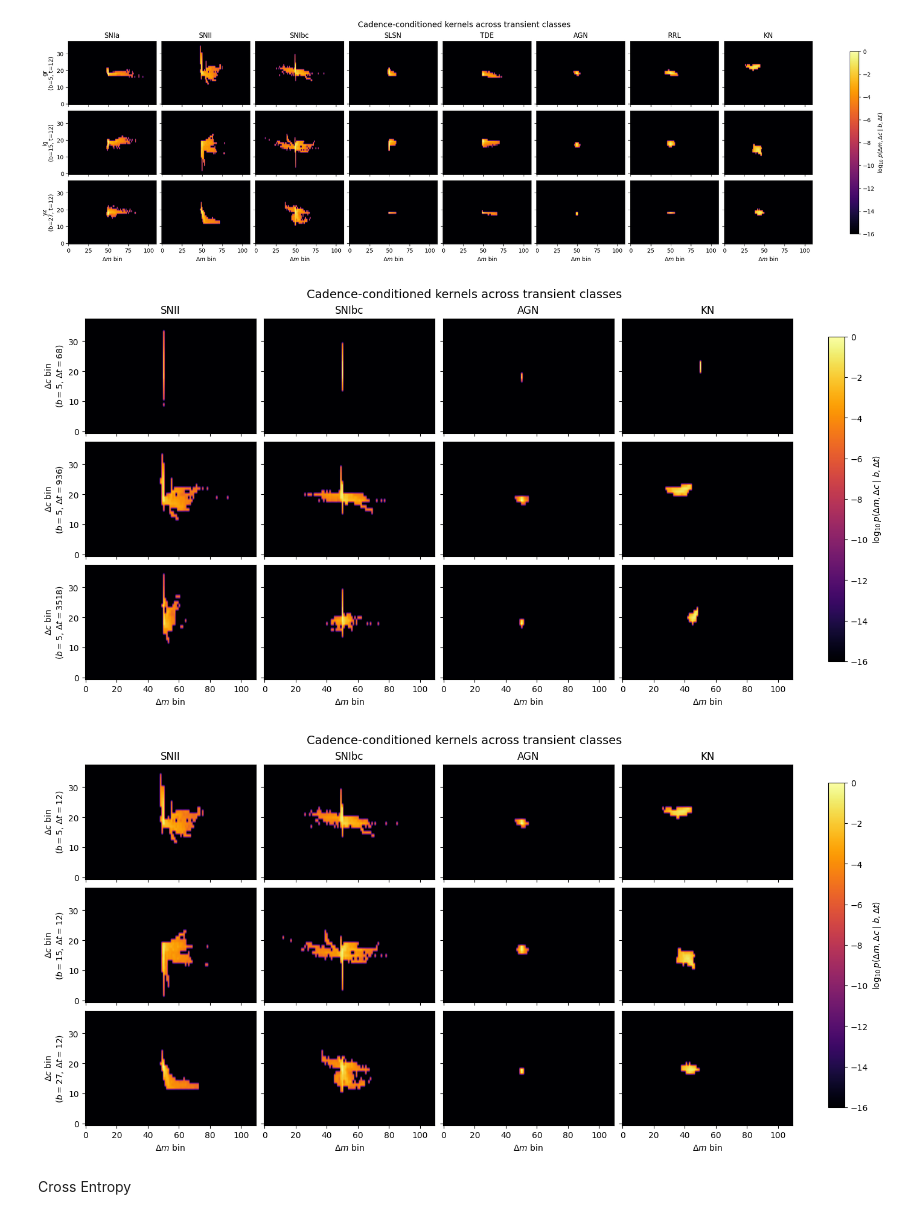
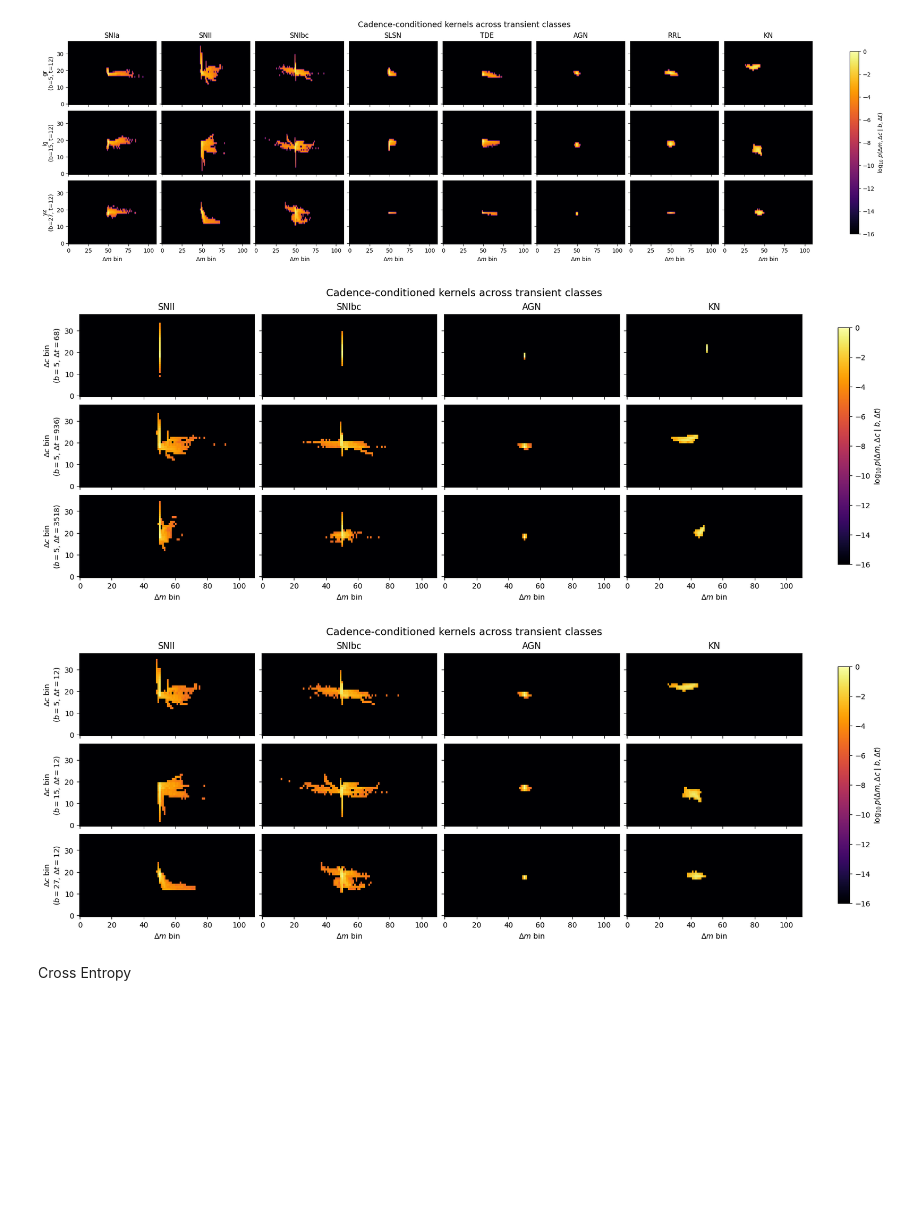
Before and after one commit to Rachel-0420/Cross-Entropy-Fast-Transient, a Jupyter notebook: extended_transients.ipynb, the cells around one changed output. Cells and saved outputs as stored; diff of their text form; code cells hidden in the pictures; blank space fills up the shorter version.

Commit message:
adjusted figure size

```diff
--- a/extended_transients.ipynb
+++ b/extended_transients.ipynb
@@ -309,7 +309,7 @@ pair_time_final = [
 fig, axes = plt.subplots(
     nrows=len(pair_time_final),
     ncols=len(plot_classes),
-    figsize=(14, 7),
+    figsize=(16, 6),
     sharex=True,
     sharey=True,
     constrained_layout=True,
@@ -382,7 +382,7 @@ pair_band_final = [
 fig, axes = plt.subplots(
     nrows=len(pair_band_final),
     ncols=len(plot_classes),
-    figsize=(14, 7),
+    figsize=(16, 6),
     sharex=True,
     sharey=True,
     constrained_layout=True,
@@ -417,35 +417,35 @@ for row, (b, t) in enumerate(pair_band_final):
                 rf"$(b={b},\,\Delta t={t})$"
             )
 
         if row == len(pair_band_final) - 1:
             ax.set_xlabel(r"$\Delta m$ bin")
 
 cbar = fig.colorbar(
     im,
     ax=axes,
     location="right",
     shrink=0.9,
 )
 
 cbar.set_label(
     r"$\log_{10} p(\Delta m,\Delta c\mid b,\Delta t)$"
 )
 
 fig.suptitle(
     "Cadence-conditioned kernels across transient classes",
     fontsize=14,
 )
 
 plt.savefig(
     "kernels_band_pairs_four_classes.png",
     dpi=300,
     bbox_inches="tight",
 )
 
 plt.show()
 # %% [output]
-[figure, old version]
+[figure, new version]
-[figure, old version]
+[figure, new version]
 # %% [markdown]
 Cross Entropy
 # %%
```
Also changed, not shown: 2 other files.
